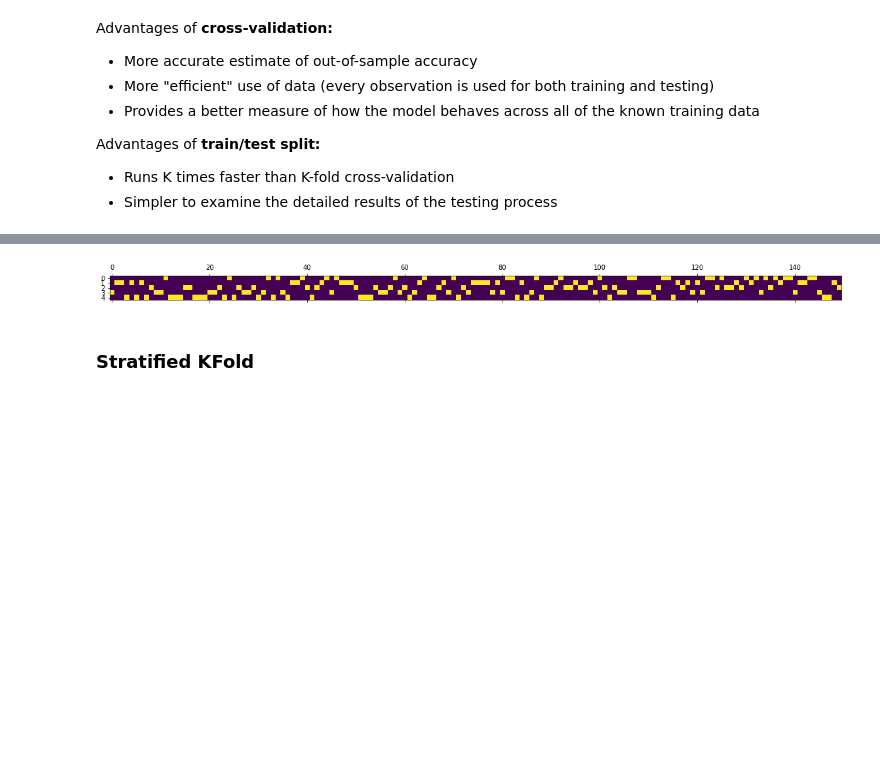
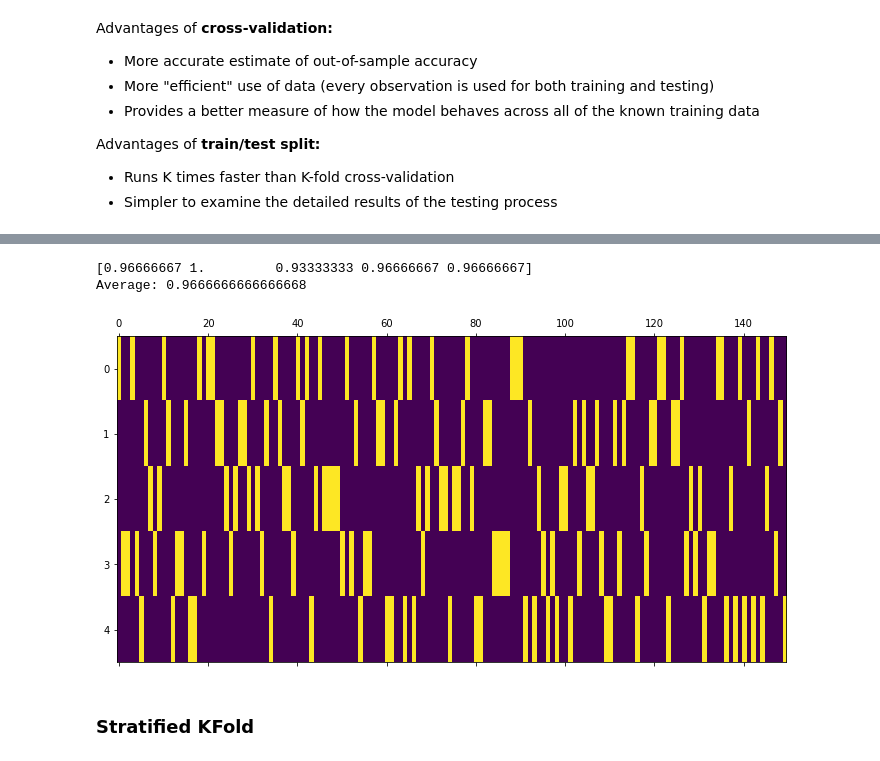
Before and after one commit to youngsoul/machinelearning101, a Jupyter notebook: 06_cross_validation.ipynb, the cells around one changed output, grey strips where cells are left out. Cells and saved outputs as stored; diff of their text form; code cells hidden in the pictures; blank space fills up the shorter version.

```diff
--- a/06_cross_validation.ipynb
+++ b/06_cross_validation.ipynb
@@ -165,8 +239,12 @@ plot_cv(cv, X, y)
 # %%
 cv = KFold(n_splits=5, shuffle=True)
 plot_cv(cv, X, y)
+scores = run_knn_with_cv(n_neighbors=5, features=X, targets=y, cv=cv)
+print(scores, f"\nAverage: {scores.mean()}")
 # %% [output]
+[0.96666667 1.         0.93333333 0.96666667 0.96666667]
+Average: 0.9666666666666668
-[figure, old version]
+[figure, new version]
 # %% [markdown]
 ### Stratified KFold
 # %%
```
Also changed, not shown: parts of 42 cells of this notebook, 12 other files.
